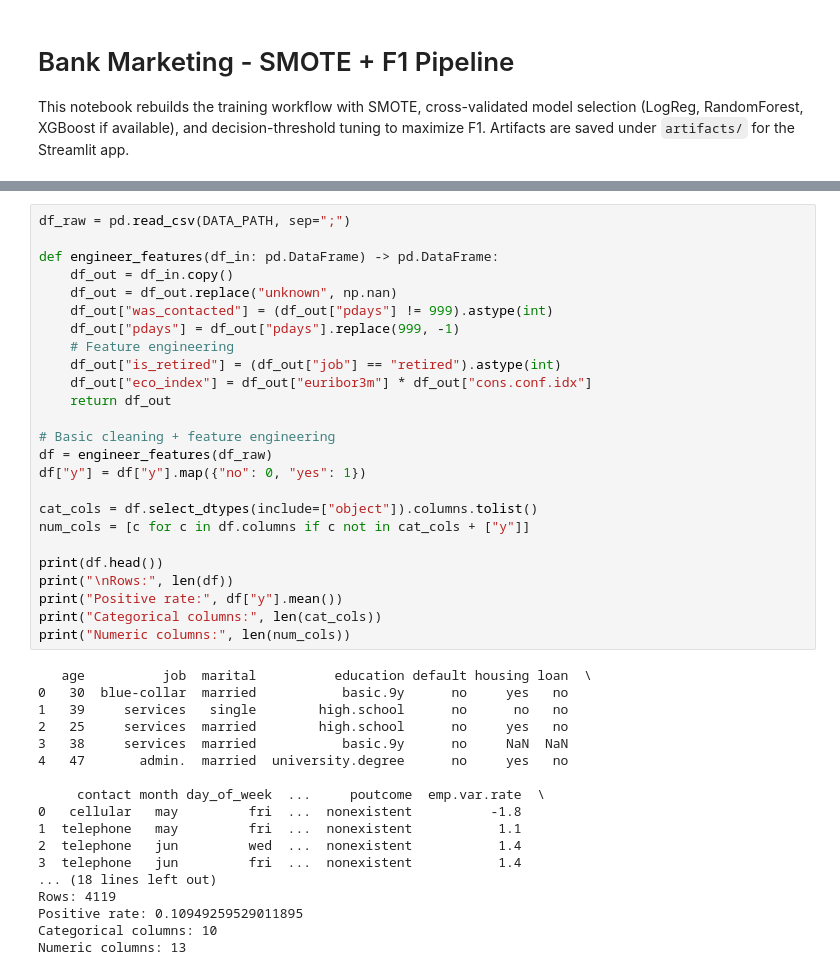
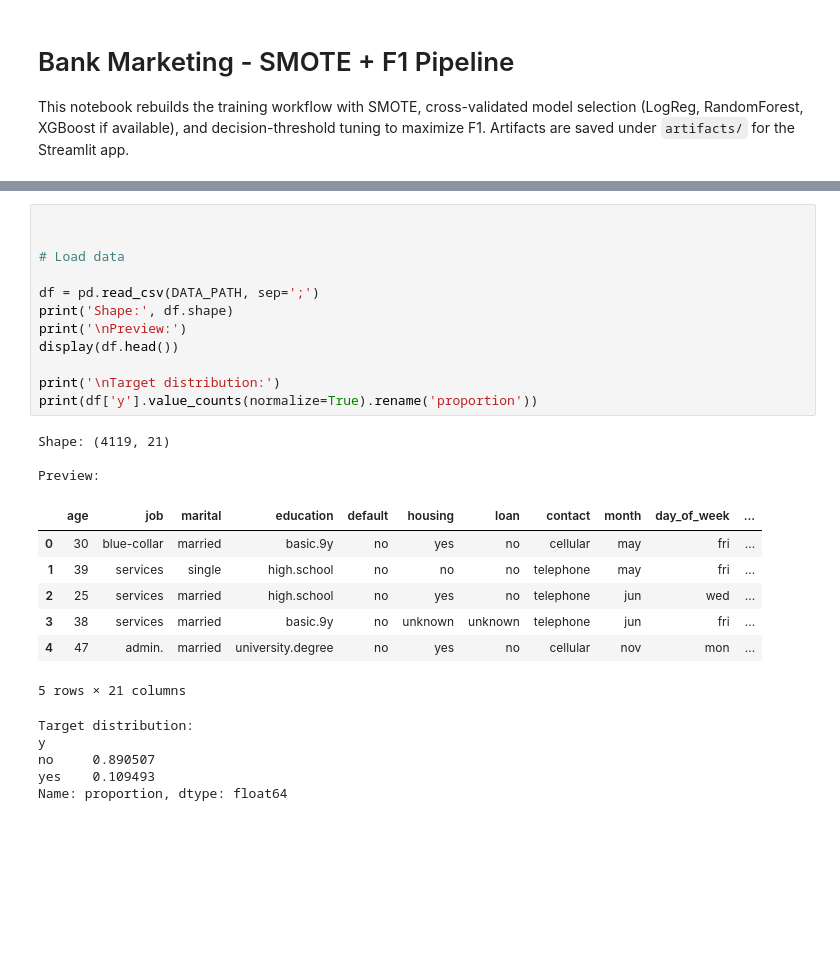
Before and after one commit to kaancakr/Bank-Term-Deposit-Prediction, a Jupyter notebook: project.ipynb, the cells around one changed output, grey strips where cells are left out. Drawn from its saved outputs; the diff is of its cells as text; blank space fills up the shorter version.

```diff
--- a/project.ipynb
+++ b/project.ipynb
@@ -59,44 +39,29 @@ XGBoost available: False
 # %%
-df_raw = pd.read_csv(DATA_PATH, sep=";")
 
-def engineer_features(df_in: pd.DataFrame) -> pd.DataFrame:
-    df_out = df_in.copy()
-    df_out = df_out.replace("unknown", np.nan)
-    df_out["was_contacted"] = (df_out["pdays"] != 999).astype(int)
-    df_out["pdays"] = df_out["pdays"].replace(999, -1)
-    # Feature engineering
-    df_out["is_retired"] = (df_out["job"] == "retired").astype(int)
-    df_out["eco_index"] = df_out["euribor3m"] * df_out["cons.conf.idx"]
-    return df_out
 
-# Basic cleaning + feature engineering
-df = engineer_features(df_raw)
-df["y"] = df["y"].map({"no": 0, "yes": 1})
+# Load data
 
-cat_cols = df.select_dtypes(include=["object"]).columns.tolist()
-num_cols = [c for c in df.columns if c not in cat_cols + ["y"]]
+df = pd.read_csv(DATA_PATH, sep=';')
+print('Shape:', df.shape)
+print('\nPreview:')
+display(df.head())
 
-print(df.head())
-print("\nRows:", len(df))
-print("Positive rate:", df["y"].mean())
-print("Categorical columns:", len(cat_cols))
-print("Numeric columns:", len(num_cols))
+print('\nTarget distribution:')
+print(df['y'].value_counts(normalize=True).rename('proportion'))
 # %% [output]
-   age          job  marital          education default housing loan  \
-0   30  blue-collar  married           basic.9y      no     yes   no
-1   39     services   single        high.school      no      no   no
-2   25     services  married        high.school      no     yes   no
-3   38     services  married           basic.9y      no     NaN  NaN
-4   47       admin.  married  university.degree      no     yes   no
+Shape: (4119, 21)
 
-     contact month day_of_week  ...     poutcome  emp.var.rate  \
-0   cellular   may         fri  ...  nonexistent          -1.8
-1  telephone   may         fri  ...  nonexistent           1.1
-2  telephone   jun         wed  ...  nonexistent           1.4
-3  telephone   jun         fri  ...  nonexistent           1.4
-... (18 lines left out)
-Rows: 4119
-Positive rate: 0.10949259529011895
-Categorical columns: 10
-Numeric columns: 13
+Preview:
+|  | age | job | marital | education | default | housing | loan | contact | month | day_of_week | ... |
+| 0 | 30 | blue-collar | married | basic.9y | no | yes | no | cellular | may | fri | ... |
+| 1 | 39 | services | single | high.school | no | no | no | telephone | may | fri | ... |
+| 2 | 25 | services | married | high.school | no | yes | no | telephone | jun | wed | ... |
+| 3 | 38 | services | married | basic.9y | no | unknown | unknown | telephone | jun | fri | ... |
+| 4 | 47 | admin. | married | university.degree | no | yes | no | cellular | nov | mon | ... |
+5 rows × 21 columns
+Target distribution:
+y
+no     0.890507
+yes    0.109493
+Name: proportion, dtype: float64
 # %%
```
Also changed, not shown: parts of 9 cells of this notebook, 3 other files.
